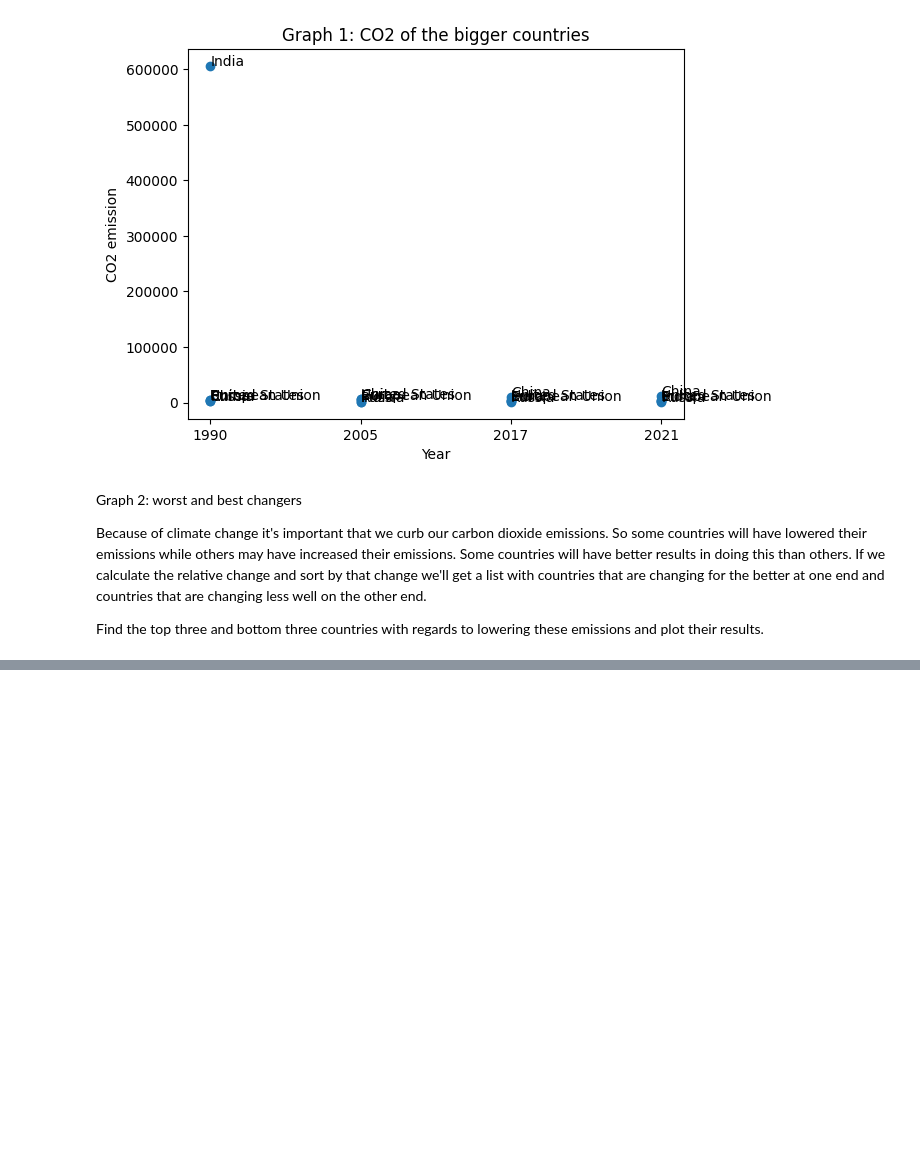
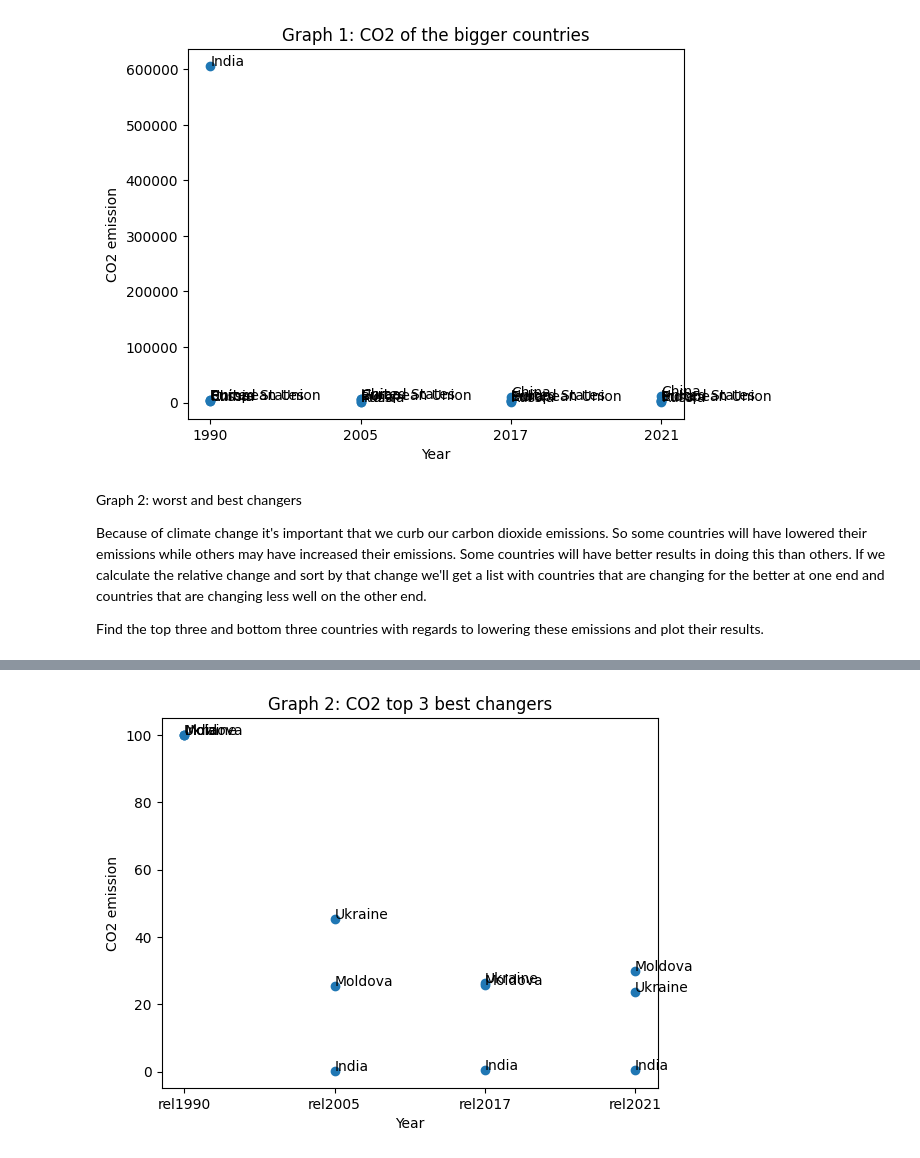
Before and after one commit to ayuksekdag/winacademy_python_dna, a Jupyter notebook: c02/c02.ipynb, the cells around one changed output, grey strips where cells are left out. Saved outputs shown, nothing was run; the diff lists cells and outputs as text; code cells hidden in the pictures; blank space fills up the shorter version.

```diff
--- a/c02/c02.ipynb
+++ b/c02/c02.ipynb
@@ -147,0 +165,19 @@ See the caveats in the documentation: https://pandas.pydata.org/pandas-docs/stab
+# %%
+import matplotlib.pyplot as plt
+
+x=buttom3_pivot["Year"].to_list()
+y=buttom3_pivot["C02"].to_list()
+z=buttom3_pivot["Country"].to_list()
+
+
+fig, ax = plt.subplots()
+ax.scatter(x, y)
+
+plt.title("Graph 2: CO2 top 3 best changers")
+ax.set_xlabel("Year")
+ax.set_ylabel("CO2 emission")
+
+for i, txt in enumerate(z):
+    ax.annotate(txt, (x[i], y[i]))
+# %% [output]
+[figure, added]
```
Also changed, not shown: parts of 4 cells of this notebook, 1 other file.
